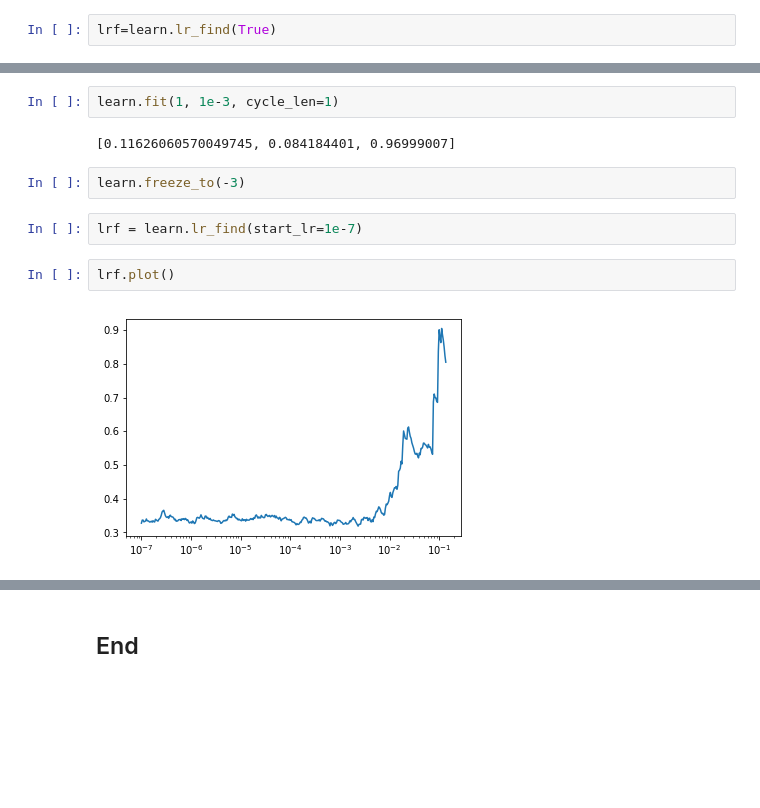
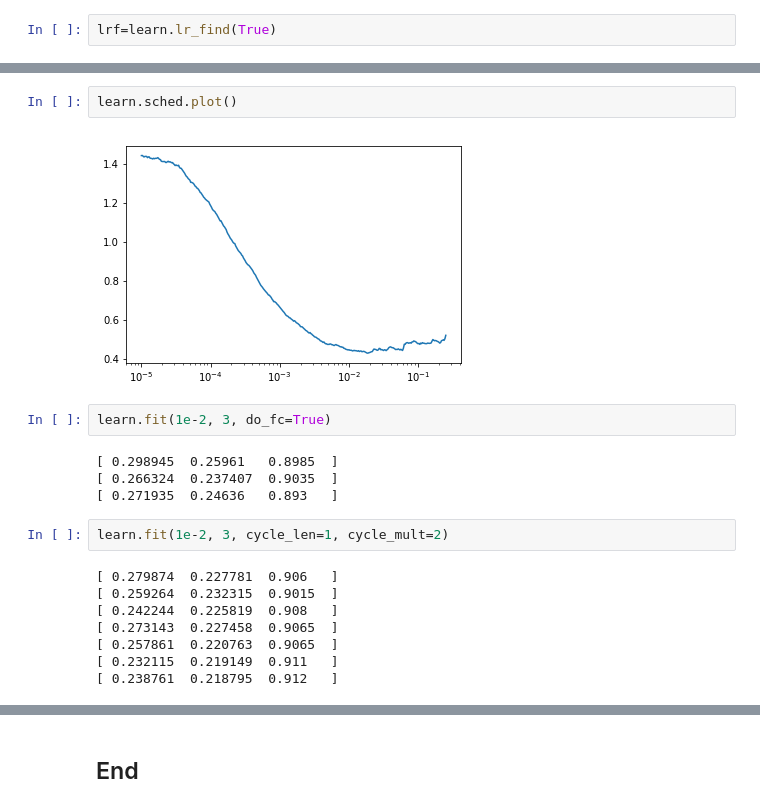
Before and after one commit to yanneta/deeplearning, a Jupyter notebook: nbs/dogscats_pt.ipynb, the cells around one changed output, grey strips where cells are left out. Cells and saved outputs as stored; diff of their text form; blank space fills up the shorter version.

```diff
--- a/nbs/dogscats_pt.ipynb
+++ b/nbs/dogscats_pt.ipynb
@@ -44,12 +30,20 @@ learn.sched.plot_lr()
+# %%
+learn.sched.plot()
+# %% [output]
+[figure, added]
+# %%
+learn.fit(1e-2, 3, do_fc=True)
+# %% [output]
+[ 0.298945  0.25961   0.8985  ]
+[ 0.266324  0.237407  0.9035  ]
+[ 0.271935  0.24636   0.893   ]
 # %%
-learn.fit(1, 1e-3, cycle_len=1)
+learn.fit(1e-2, 3, cycle_len=1, cycle_mult=2)
 # %% [output]
-[0.11626060570049745, 0.084184401, 0.96999007]
+[ 0.279874  0.227781  0.906   ]
+[ 0.259264  0.232315  0.9015  ]
+[ 0.242244  0.225819  0.908   ]
+[ 0.273143  0.227458  0.9065  ]
+[ 0.257861  0.220763  0.9065  ]
+[ 0.232115  0.219149  0.911   ]
+[ 0.238761  0.218795  0.912   ]
-# %%
-learn.freeze_to(-3)
-# %%
-lrf = learn.lr_find(start_lr=1e-7)
-# %%
-lrf.plot()
-# %% [output]
-[figure, removed]
```
Also changed, not shown: parts of 32 cells of this notebook, 16 other files.
